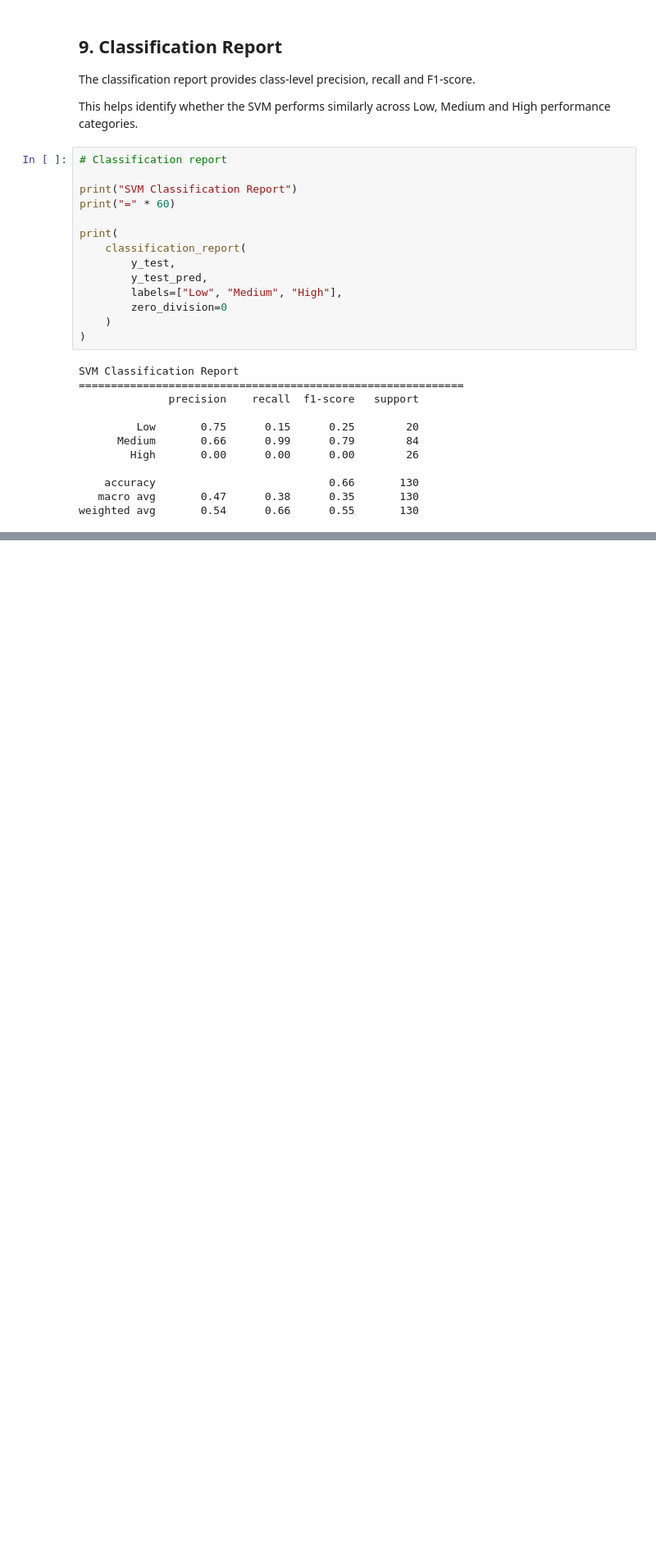
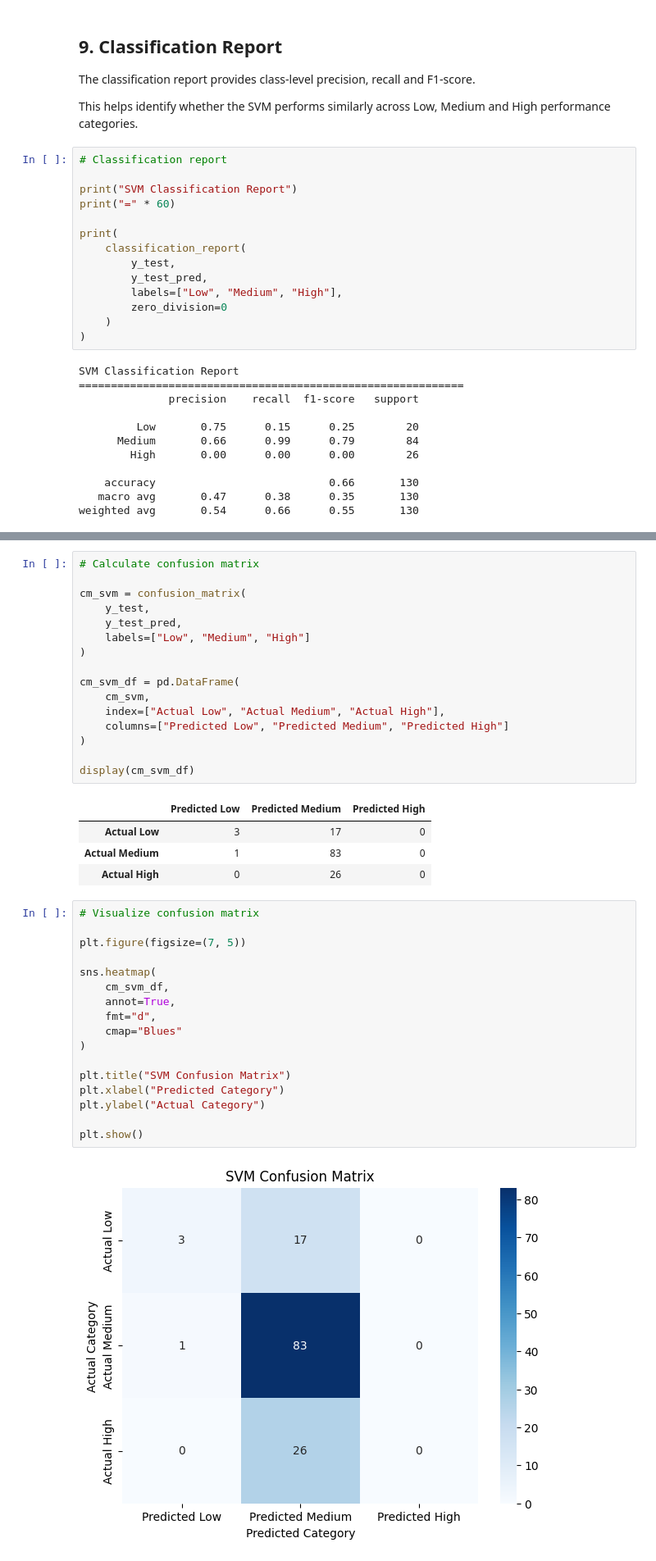
Before and after one commit to lightcode01-oss/IYB_INTERNSHIP, a Jupyter notebook: Day_12_SVM_Classification_Model.ipynb, the cells around one changed output, grey strips where cells are left out. Shown at 82% size. Drawn from its saved outputs; the diff is of its cells as text; blank space fills up the shorter version.

```diff
--- a/Day_12_SVM_Classification_Model.ipynb
+++ b/Day_12_SVM_Classification_Model.ipynb
@@ -701,0 +711,40 @@ weighted avg       0.54      0.66      0.55       130
+# %%
+# Calculate confusion matrix
+
+cm_svm = confusion_matrix(
+    y_test,
+    y_test_pred,
+    labels=["Low", "Medium", "High"]
+)
+
+cm_svm_df = pd.DataFrame(
+    cm_svm,
+    index=["Actual Low", "Actual Medium", "Actual High"],
+    columns=["Predicted Low", "Predicted Medium", "Predicted High"]
+)
+
+display(cm_svm_df)
+# %% [output]
+|  | Predicted Low | Predicted Medium | Predicted High |
+| Actual Low | 3 | 17 | 0 |
+| Actual Medium | 1 | 83 | 0 |
+| Actual High | 0 | 26 | 0 |
+# %%
+# Visualize confusion matrix
+
+plt.figure(figsize=(7, 5))
+
+sns.heatmap(
+    cm_svm_df,
+    annot=True,
+    fmt="d",
+    cmap="Blues"
+)
+
+plt.title("SVM Confusion Matrix")
+plt.xlabel("Predicted Category")
+plt.ylabel("Actual Category")
+
+plt.show()
+# %% [output]
+[figure, added]
```
Also changed, not shown: parts of 6 cells of this notebook.
